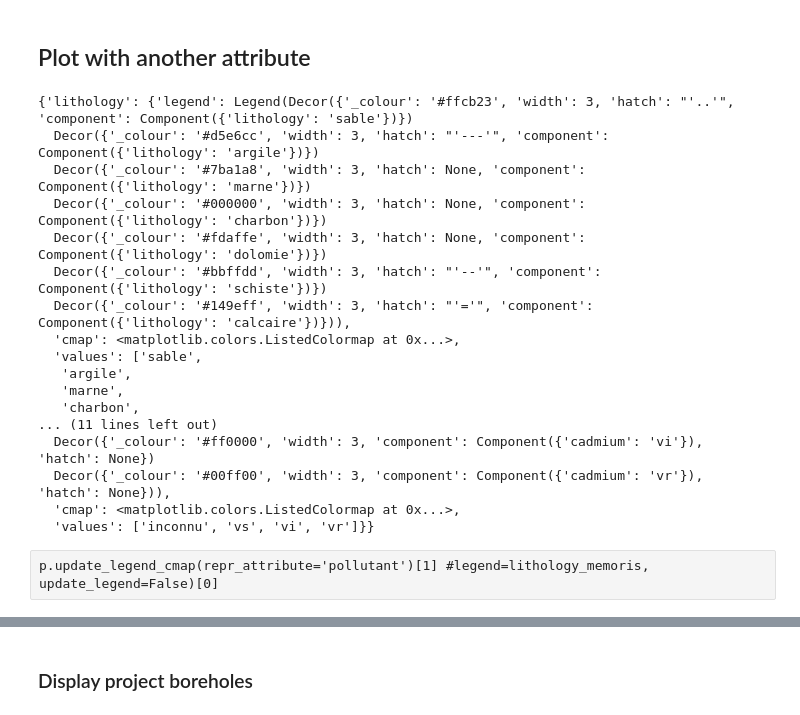
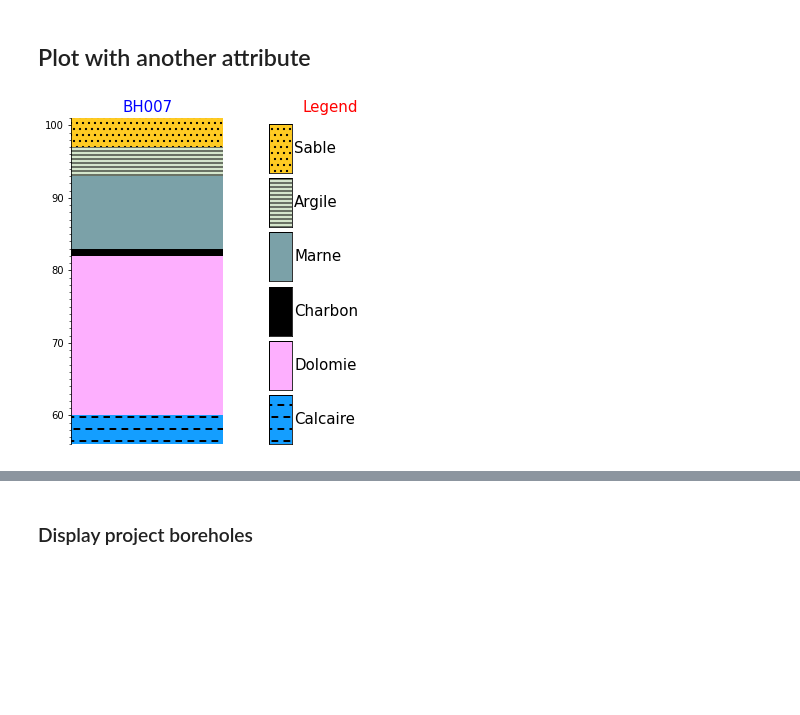
Before and after one commit to kaufmanno/GSDMA, a Jupyter notebook: playground/TFE_test/Boreholes_representation.ipynb, the cells around one changed output, grey strips where cells are left out. Drawn from its saved outputs; the diff is of its cells as text; code cells hidden in the pictures; blank space fills up the shorter version.

```diff
--- a/playground/TFE_test/Boreholes_representation.ipynb
+++ b/playground/TFE_test/Boreholes_representation.ipynb
@@ -427,9 +416,7 @@ sargs = dict(title='test', title_font_size=30, label_font_size=12, n_labels=0,
              fmt="%.2f", font_family="arial", color='k',interactive=True,
              vertical=True, italic=True, shadow=False,)
 # %%
-bh=1
-at=1
-p.boreholes_3d[bh].plot3d(repr_attribute=attributes[at], custom_legend=False, scalar_bar_args=sargs)
+p.boreholes_3d[bh].plot3d(custom_legend=False, scalar_bar_args=sargs)
 # %% [output]
 ViewInteractiveWidget(height=768, layout=Layout(height='auto', width='100%'), width=1024)
 # %%
@@ -446,25 +426,8 @@ p.boreholes_3d[0].intervals
 # %% [markdown]
 ## Plot with another attribute
-# %%
-p.legend_dict
-# %% [output]
-{'lithology': {'legend': Legend(Decor({'_colour': '#ffcb23', 'width': 3, 'hatch': "'..'", 'component': Component({'lithology': 'sable'})})
-  Decor({'_colour': '#d5e6cc', 'width': 3, 'hatch': "'---'", 'component': Component({'lithology': 'argile'})})
-  Decor({'_colour': '#7ba1a8', 'width': 3, 'hatch': None, 'component': Component({'lithology': 'marne'})})
-  Decor({'_colour': '#000000', 'width': 3, 'hatch': None, 'component': Component({'lithology': 'charbon'})})
-  Decor({'_colour': '#fdaffe', 'width': 3, 'hatch': None, 'component': Component({'lithology': 'dolomie'})})
-  Decor({'_colour': '#bbffdd', 'width': 3, 'hatch': "'--'", 'component': Component({'lithology': 'schiste'})})
-  Decor({'_colour': '#149eff', 'width': 3, 'hatch': "'='", 'component': Component({'lithology': 'calcaire'})})),
-  'cmap': <matplotlib.colors.ListedColormap at 0x...>,
-  'values': ['sable',
-   'argile',
-   'marne',
-   'charbon',
-... (11 lines left out)
-  Decor({'_colour': '#ff0000', 'width': 3, 'component': Component({'cadmium': 'vi'}), 'hatch': None})
-  Decor({'_colour': '#00ff00', 'width': 3, 'component': Component({'cadmium': 'vr'}), 'hatch': None})),
-  'cmap': <matplotlib.colors.ListedColormap at 0x...>,
-  'values': ['inconnu', 'vs', 'vi', 'vr']}}
-# %% [raw]
-p.update_legend_cmap(repr_attribute='pollutant')[1] #legend=lithology_memoris, update_legend=False)[0]
+# %%
+at = 0
+p.boreholes_3d[bh].log_plot(repr_attribute=attributes[at])
+# %% [output]
+[figure, added]
 # %%
```
Also changed, not shown: parts of 33 cells of this notebook, 2 other files.
